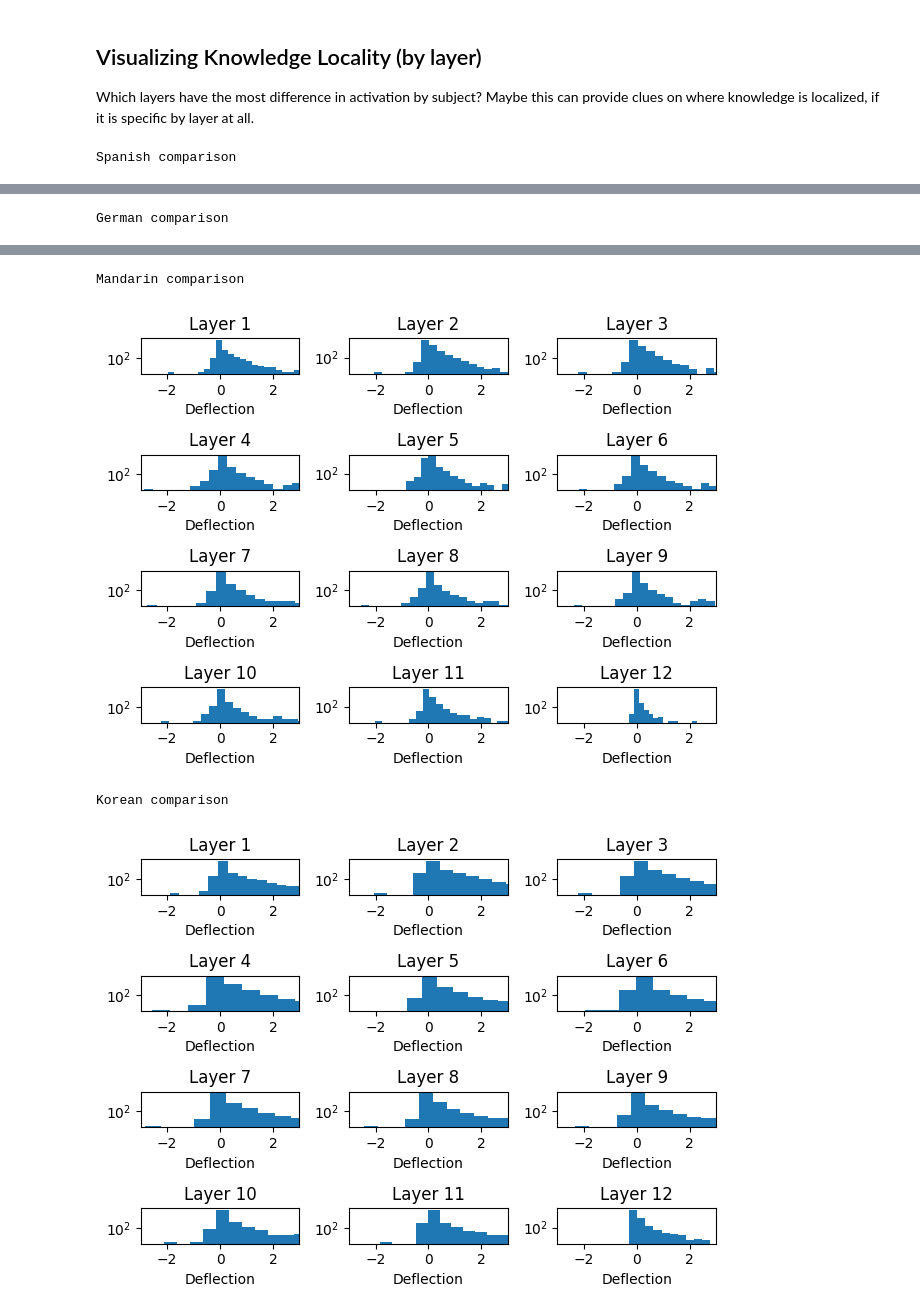
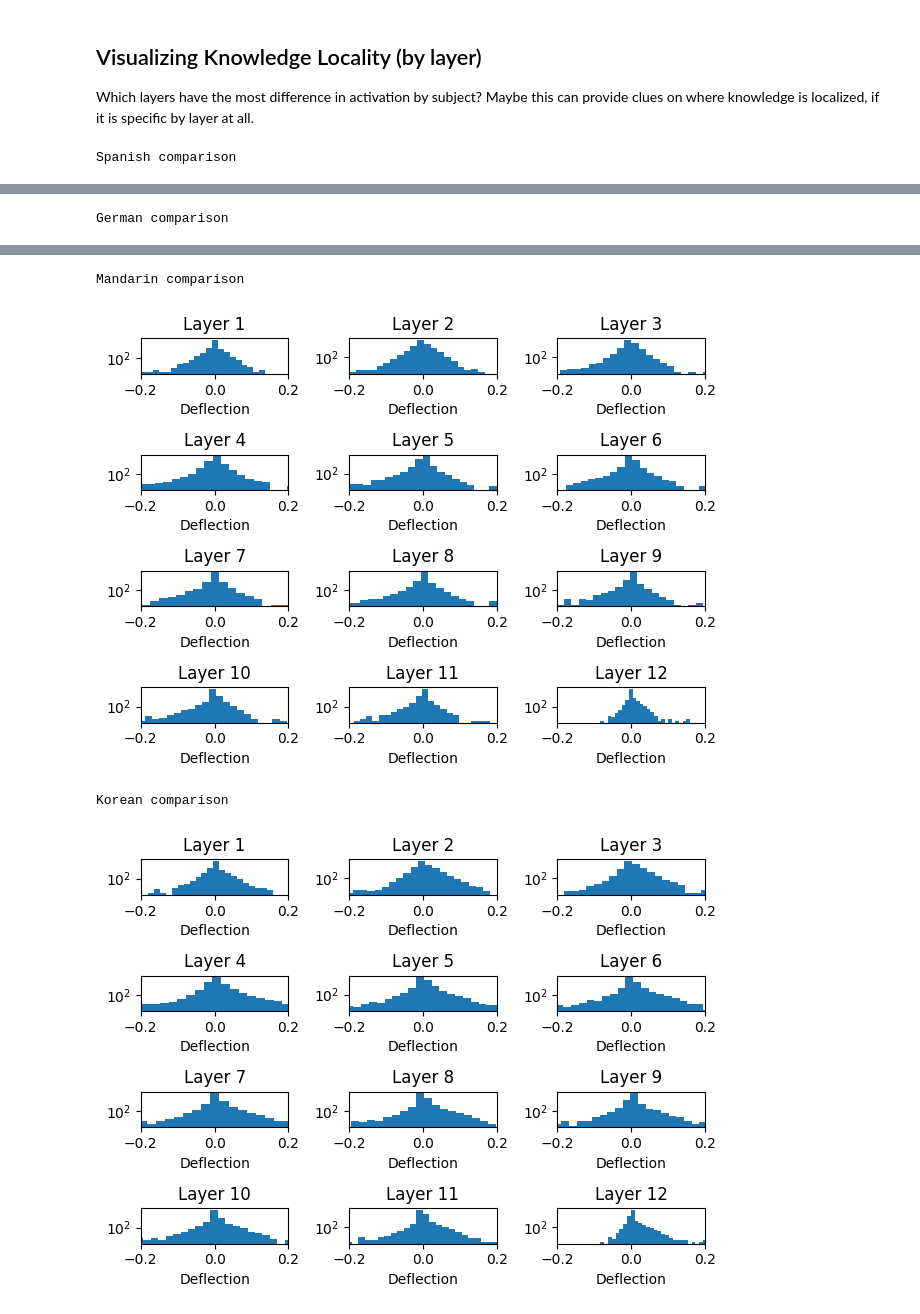
Before and after one commit to myfatemi04/cs-6501-nlp-project, a Jupyter notebook: sparse.ipynb, the cells around one changed output, grey strips where cells are left out. Saved outputs shown, nothing was run; the diff lists cells and outputs as text; code cells hidden in the pictures.

```diff
--- a/sparse.ipynb
+++ b/sparse.ipynb
@@ -251,10 +266,13 @@ results = torch.load("example_sentences/sentiment_controlled_results.pt")
 # take mean 'neutral' activation
 def get_mean_activation(results):
     s = torch.zeros_like(results[0][1].sum(dim=1), device='cuda')
-    n = len(results)
+    n = 0
     for i in range(len(results)):
-        s += results[i][1].cuda().sum(dim=1)
-        results[i][1].cpu()
+        res = results[i][1].cuda()
+        s += res.max(dim=1)[0]
+        n += 1 # res.shape[1]
+
+        res.cpu()
     return s/n
 
 neutral_mean = get_mean_activation(results['neutral'])
@@ -317,7 +350,7 @@ for key in lang_results.keys():
     plt.title(key.title() + " Sparse Feature Deflections vs. English")
     plt.hist(defl, bins=40)
     plt.yscale("log")
-    plt.xlim(-3, 25)
+    plt.xlim(-0.5, 0.5)
     counter += 1
 plt.tight_layout()
 plt.show()
@@ -350,7 +383,7 @@ for i in range(len(topic_keys)):
         # compare to other mean
         defl = (topic_means[key] - topic_means[other_key]).view(-1).cpu().numpy()
         plt.hist(defl, bins=40)
-        plt.xlim(-2, 2)
+        plt.xlim(-0.2, 0.2)
         plt.yscale("log")
 plt.tight_layout()
 plt.show()
@@ -380,7 +413,7 @@ for other in ['spanish', 'german', 'mandarin', 'korean']:
     compare_layerwise_activations(
         lang_means['english'],
         lang_means[other],
-        -3, 3
+        -0.2, 0.2
     )
 # %% [output]
 Spanish comparison
@@ -390,7 +423,7 @@ German comparison
 Mandarin comparison
-[figure, old version]
+[figure, new version]
 Korean comparison
-[figure, old version]
+[figure, new version]
 # %%
 for other in ['positive', 'negative']:
     print(other.title(), "comparison")
```
Also changed, not shown: parts of 17 cells of this notebook.
